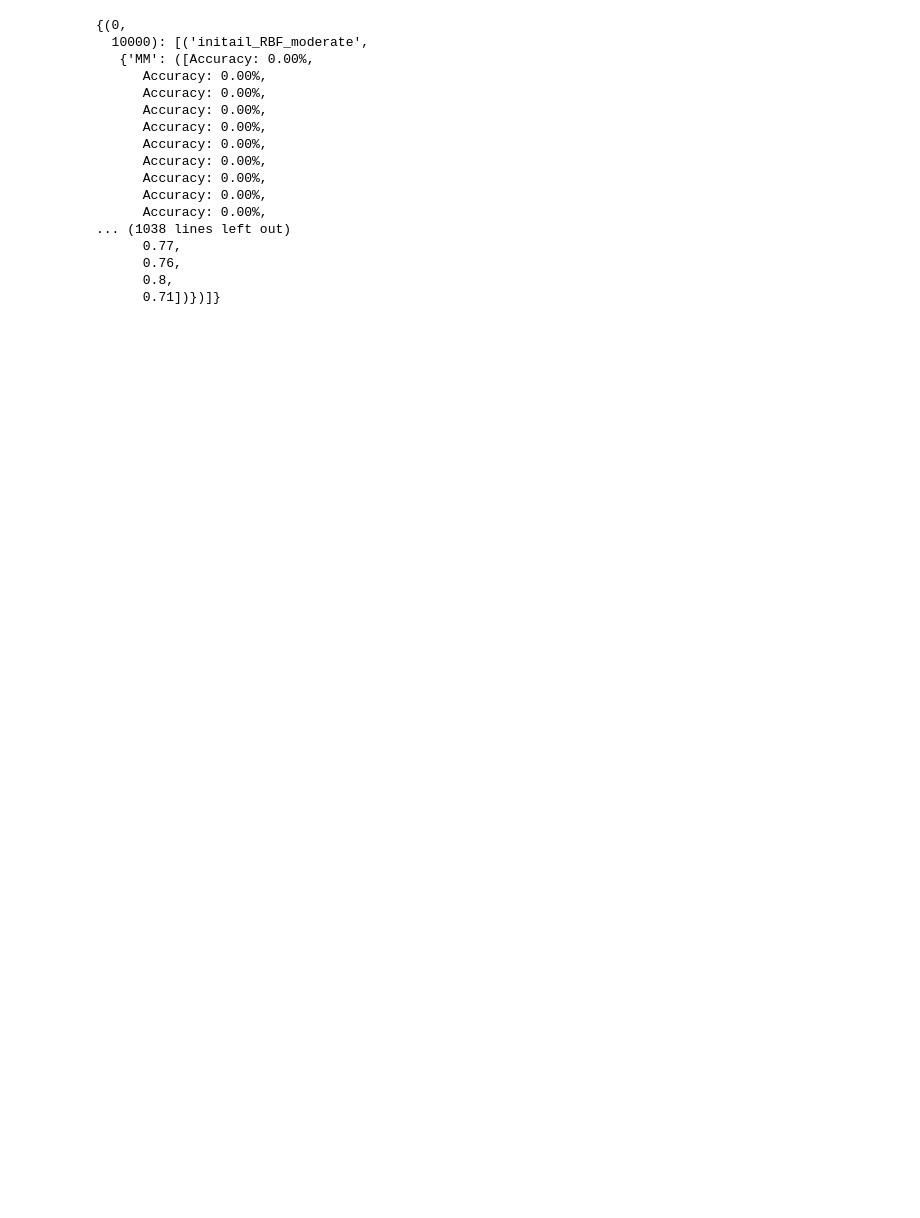
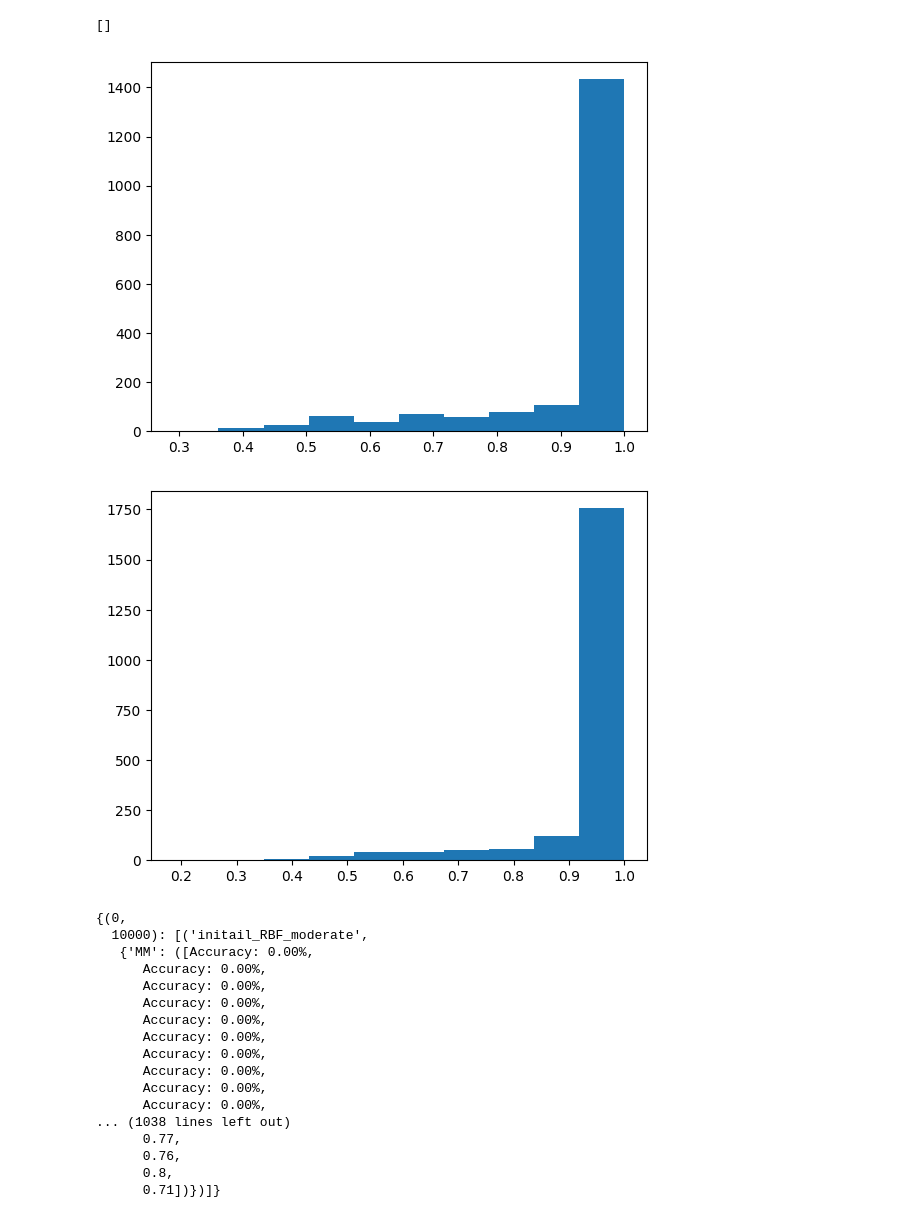
Before and after one commit to hadaszm/master_thesis, a Jupyter notebook: tmp.ipynb, the cells around one changed output. Drawn from its saved outputs; the diff is of its cells as text; code cells hidden in the pictures; blank space fills up the shorter version.

```diff
--- a/tmp.ipynb
+++ b/tmp.ipynb
@@ -393,3 +499,14 @@ NameError: name 'res' is not defined
+# %%
+list(res[(0,20000)][2][1].values())[0][2]
+# %% [output]
+[]
+# %%
+for i in [0,1]:
+    plt.hist(list(res[(0,20000)][i][1].values())[0][2], bins=10)
+    plt.show()
+# %% [output]
+[figure, added]
+[figure, added]
 # %%
 dataset_name = 'RBF_moderate'
 Q=[(0,20000)]
```
Also changed, not shown: parts of 9 cells of this notebook, 50 other files.
